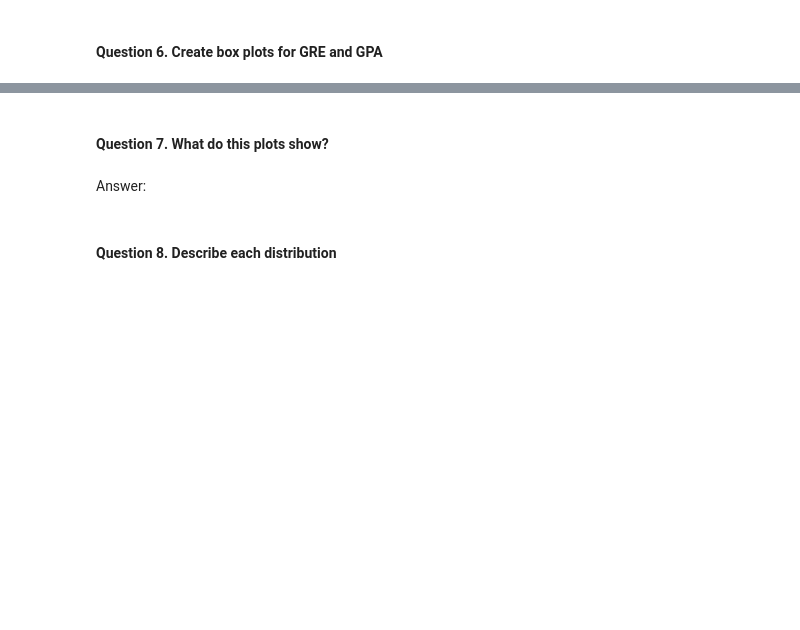
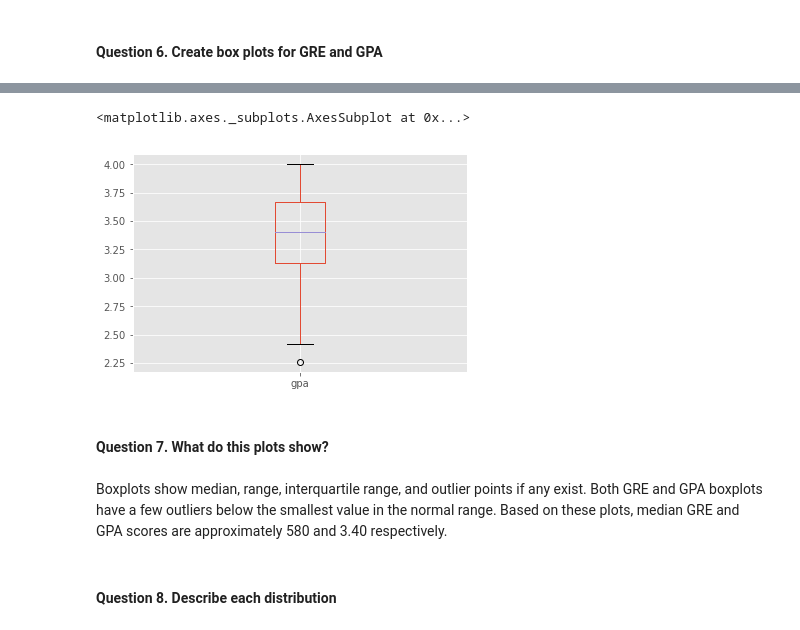
Before and after one commit to cruzinbear/DS-SF-42, a Jupyter notebook: unit-project/project-2/starter-code/project2-starter.ipynb, the cells around one changed output, grey strips where cells are left out. Saved outputs shown, nothing was run; the diff lists cells and outputs as text; code cells hidden in the pictures; blank space fills up the shorter version.

```diff
--- a/unit-project/project-2/starter-code/project2-starter.ipynb
+++ b/unit-project/project-2/starter-code/project2-starter.ipynb
@@ -99,9 +101,13 @@ df_new.shape[0]
 # %%
-#boxplot 2
+#boxplot 2 - GPA
+df_new.gpa.plot(kind = 'box')
+# %% [output]
+<matplotlib.axes._subplots.AxesSubplot at 0x...>
+[figure, added]
 # %% [markdown]
 #### Question 7. What do this plots show?
-# %% [markdown]
-Answer:
+# %% [markdown]
+Boxplots show median, range, interquartile range, and outlier points if any exist.  Both GRE and GPA boxplots have a few outliers below the smallest value in the normal range.  Based on these plots, median GRE and GPA scores are approximately 580 and 3.40 respectively.
 # %% [markdown]
 #### Question 8. Describe each distribution
 # %%
```
Also changed, not shown: parts of 29 cells of this notebook.
